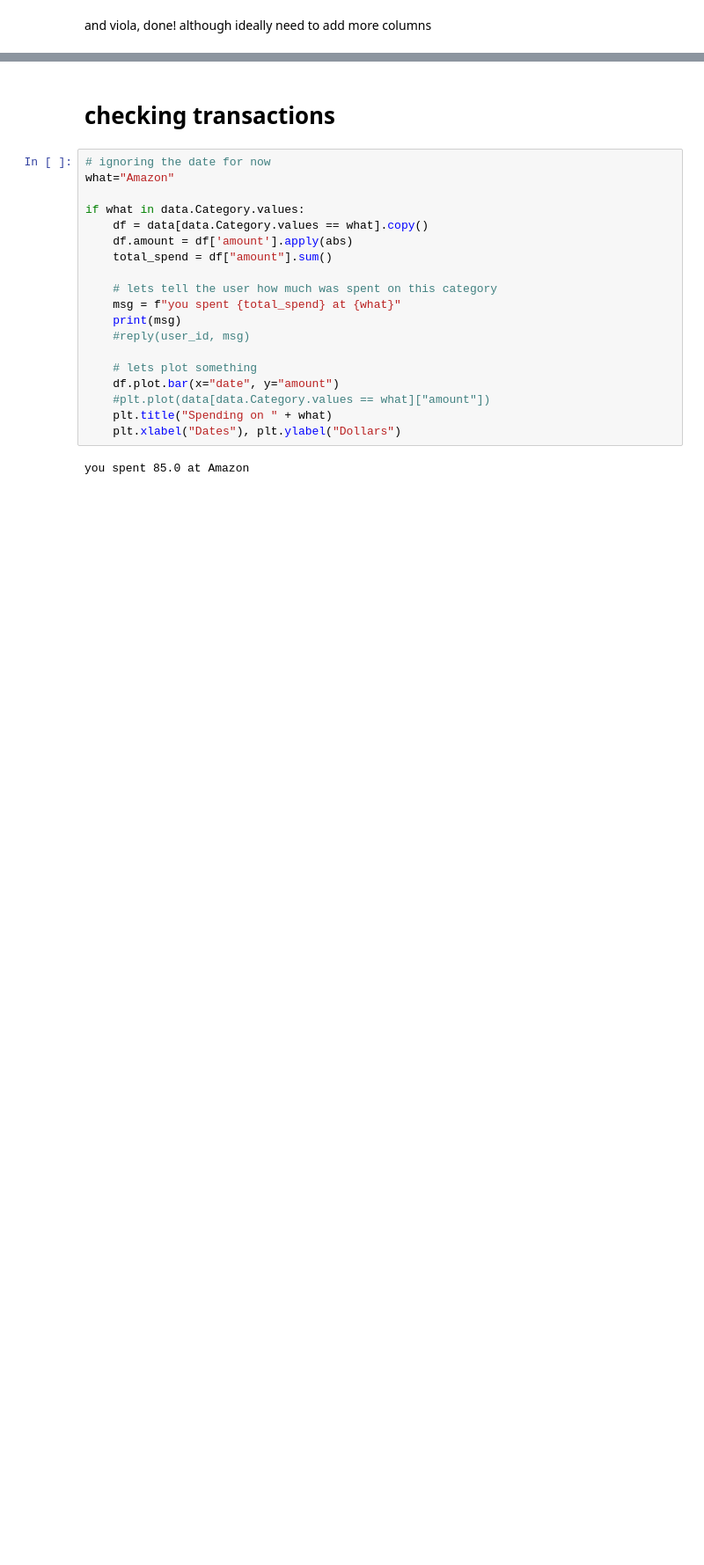
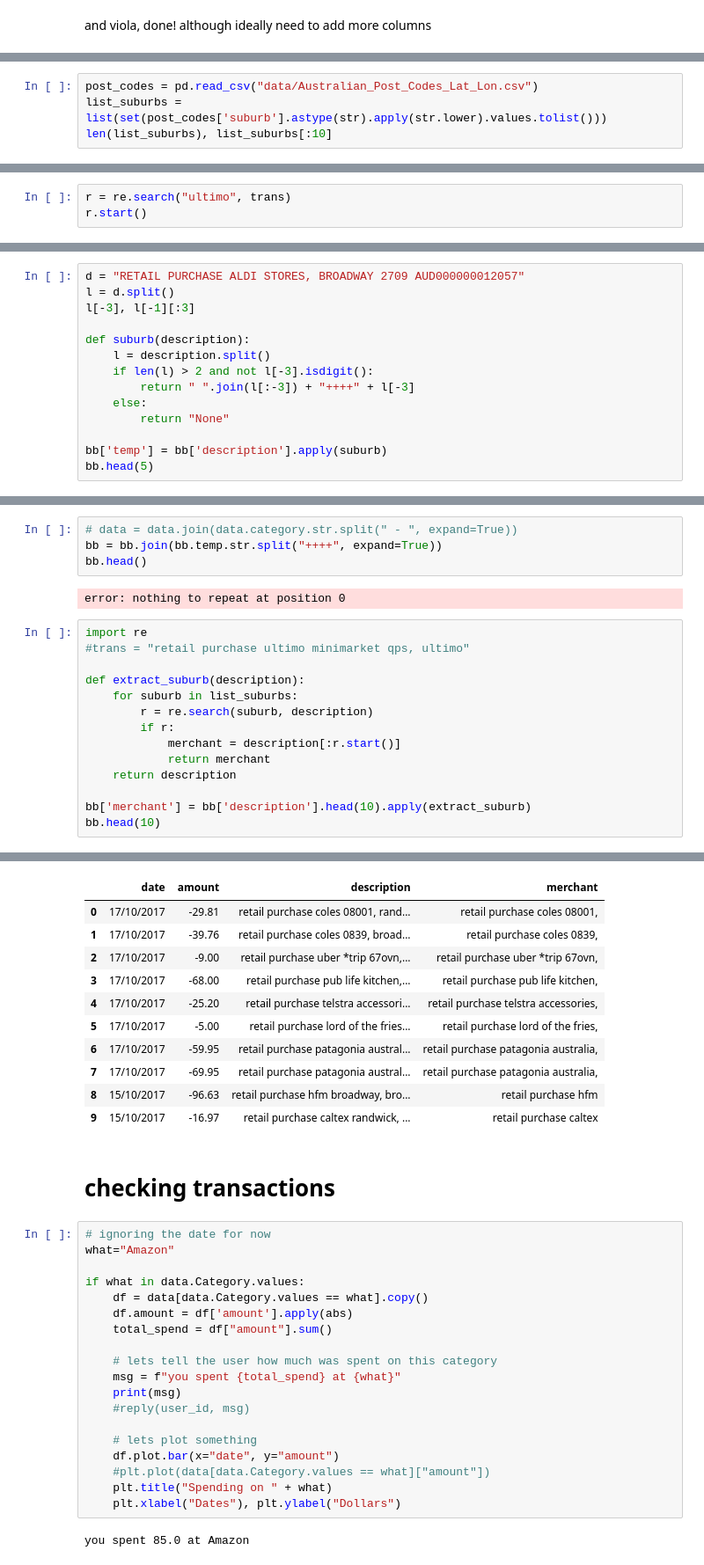
Before and after one commit to khalido/money_bot, a Jupyter notebook: pocketbook_csv.ipynb, the cells around one changed output, grey strips where cells are left out. Shown at 88% size. Saved outputs shown, nothing was run; the diff lists cells and outputs as text; blank space fills up the shorter version.

```diff
--- a/pocketbook_csv.ipynb
+++ b/pocketbook_csv.ipynb
@@ -77,0 +140,4 @@ and viola, done! although ideally need to add more columns
+# %%
+post_codes = pd.read_csv("data/Australian_Post_Codes_Lat_Lon.csv")
+list_suburbs = list(set(post_codes['suburb'].astype(str).apply(str.lower).values.tolist()))
+len(list_suburbs), list_suburbs[:10]
@@ -77,0 +156,3 @@ and viola, done! although ideally need to add more columns
+# %%
+r = re.search("ultimo", trans)
+r.start()
@@ -77,0 +165,14 @@ and viola, done! although ideally need to add more columns
+# %%
+d = "RETAIL PURCHASE ALDI STORES, BROADWAY 2709 AUD000000012057"
+l = d.split()
+l[-3], l[-1][:3]
+
+def suburb(description):
+    l = description.split()
+    if len(l) > 2 and not l[-3].isdigit():
+        return " ".join(l[:-3]) + "++++" + l[-3]
+    else:
+        return "None"
+
+bb['temp'] = bb['description'].apply(suburb)
+bb.head(5)
@@ -77,0 +186,21 @@ and viola, done! although ideally need to add more columns
+# %%
+# data = data.join(data.category.str.split(" - ", expand=True))
+bb = bb.join(bb.temp.str.split("++++", expand=True))
+bb.head()
+# %% [output]
+error: nothing to repeat at position 0
+# %%
+import re
+#trans = "retail purchase ultimo minimarket qps, ultimo"
+
+def extract_suburb(description):
+    for suburb in list_suburbs:
+        r = re.search(suburb, description)
+        if r:
+            merchant = description[:r.start()]
+            return merchant
+    return description
+
+bb['merchant'] = bb['description'].head(10).apply(extract_suburb)
+bb.head(10)
+# %% [output]
@@ -78,3 +217,14 @@ and viola, done! although ideally need to add more columns
+|  | date | amount | description | merchant |
+| 0 | 17/10/2017 | -29.81 | retail purchase coles 08001, rand... | retail purchase coles 08001, |
+| 1 | 17/10/2017 | -39.76 | retail purchase coles 0839, broad... | retail purchase coles 0839, |
+| 2 | 17/10/2017 | -9.00 | retail purchase uber *trip 67ovn,... | retail purchase uber *trip 67ovn, |
+| 3 | 17/10/2017 | -68.00 | retail purchase pub life kitchen,... | retail purchase pub life kitchen, |
+| 4 | 17/10/2017 | -25.20 | retail purchase telstra accessori... | retail purchase telstra accessories, |
+| 5 | 17/10/2017 | -5.00 | retail purchase lord of the fries... | retail purchase lord of the fries, |
+| 6 | 17/10/2017 | -59.95 | retail purchase patagonia austral... | retail purchase patagonia australia, |
+| 7 | 17/10/2017 | -69.95 | retail purchase patagonia austral... | retail purchase patagonia australia, |
+| 8 | 15/10/2017 | -96.63 | retail purchase hfm broadway, bro... | retail purchase hfm |
+| 9 | 15/10/2017 | -16.97 | retail purchase caltex randwick, ... | retail purchase caltex |
 # %% [markdown]
 # checking transactions
 # %%
```
Also changed, not shown: parts of 13 cells of this notebook, 6 other files.
